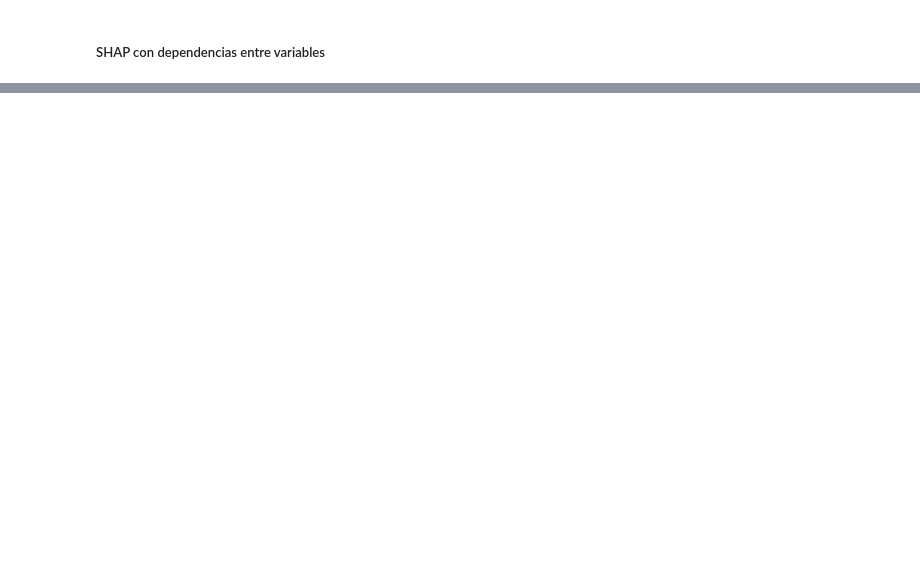
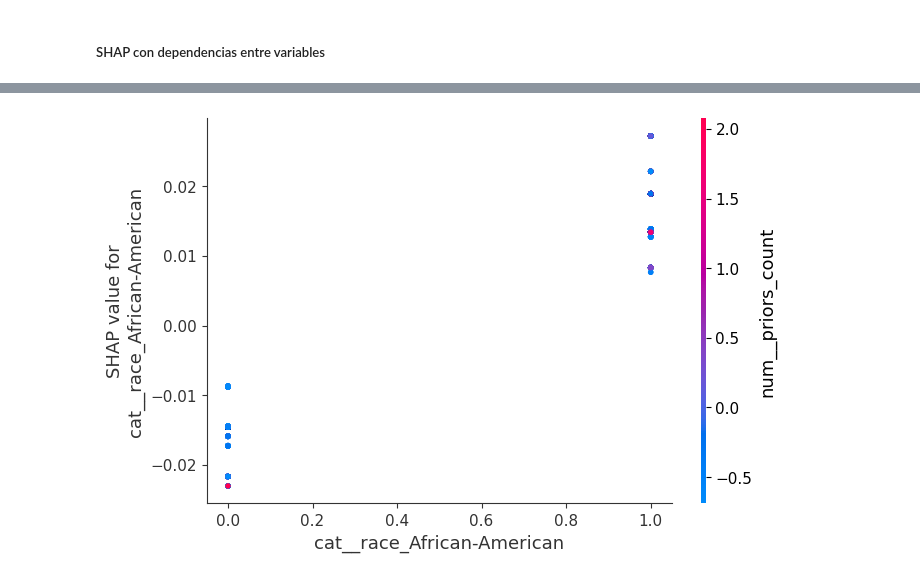
Before and after one commit to dmg131/AA_proyect, a Jupyter notebook: main_explicabilidad.ipynb, the cells around one changed output, grey strips where cells are left out. Cells and saved outputs as stored; diff of their text form; code cells hidden in the pictures; blank space fills up the shorter version.

Commit message:
main_explicabilidad terminado y no eliminamos ninguna variable en onehot de race por temas de explicabilidad

```diff
--- a/main_explicabilidad.ipynb
+++ b/main_explicabilidad.ipynb
@@ -149,13 +275,15 @@ shap.dependence_plot(
 # %%
 # Dependence plot con interacción racial
 
 shap.dependence_plot(
-    "num__priors_count",
+    "cat__race_African-American",
     shap_values,
     X_transformed,
     feature_names=feature_names,
-    interaction_index="cat__race_African-American"
+    interaction_index="num__priors_count"
 )
+# %% [output]
+[figure, added]
 # %%
 # Dependence plot con interacción de edad
 
```
Also changed, not shown: parts of 13 cells of this notebook, 1 other file.
